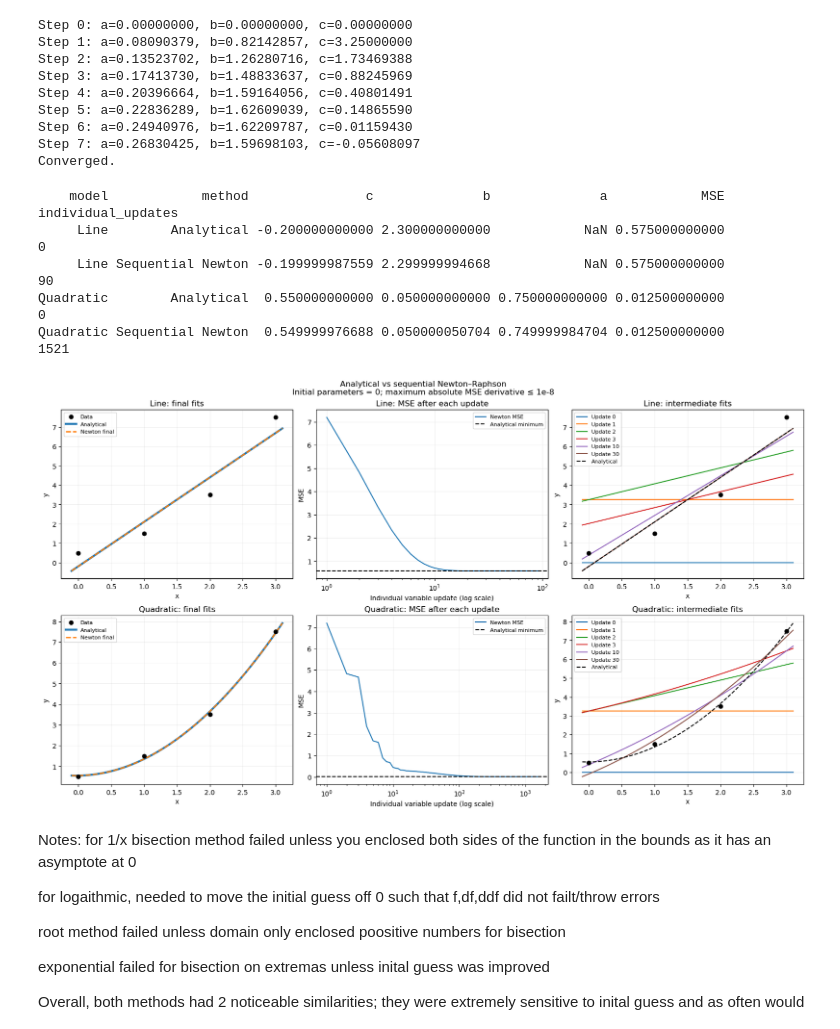
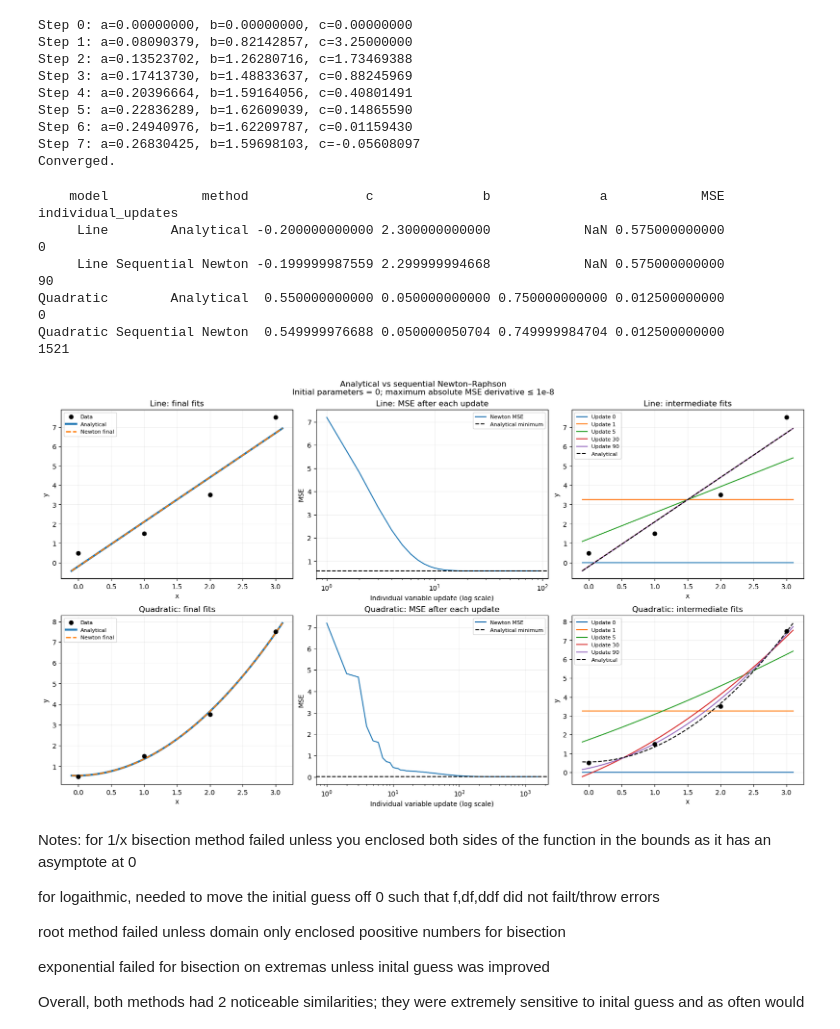
Before and after one commit to EthanAB99/EthanAB99.github.io, a Jupyter notebook: assignment1.ipynb, the cells around one changed output. Drawn from its saved outputs; the diff is of its cells as text; code cells hidden in the pictures.

```diff
--- a/assignment1.ipynb
+++ b/assignment1.ipynb
@@ -311,7 +310,7 @@ axes[0, 1].axhline(
 axes[0, 1].set_title("Line: MSE after each update")
 
 # Intermediate line fits
-for step in [0, 1, 2, 3, 10, 30]:
+for step in [0, 1, 5, 30, 90]:
     if step < len(line_df):
         b = line_df.loc[step, "b"]
         c = line_df.loc[step, "c"]
@@ -348,7 +347,7 @@ axes[1, 1].axhline(
 axes[1, 1].set_title("Quadratic: MSE after each update")
 
 # Intermediate quadratic fits
-for step in [0, 1, 2, 3, 10, 30]:
+for step in [0, 1, 5, 30, 90]:
     if step < len(quad_df):
         a = quad_df.loc[step, "a"]
         b = quad_df.loc[step, "b"]
@@ -366,34 +365,34 @@ axes[1, 2].plot(
 axes[1, 2].set_title("Quadratic: intermediate fits")
 
 # Labels and formatting
 for row in range(2):
     for col in range(3):
         axes[row, col].grid(alpha=0.2)
         axes[row, col].legend(fontsize=8)
 
         if col == 1:
             axes[row, col].set_xlabel("Individual variable update (log scale)")
             axes[row, col].set_ylabel("MSE")
         else:
             axes[row, col].set_xlabel("x")
             axes[row, col].set_ylabel("y")
 
 fig.suptitle(
     "Analytical vs sequential Newton–Raphson\n"
     "Initial parameters = 0; maximum absolute MSE derivative ≤ 1e-8"
 )
 
 fig.savefig("fit_comparison.png", dpi=180)
 fig.savefig("fit_comparison.pdf")
 
 plt.show()
 # %% [output]
     model            method               c              b              a            MSE  individual_updates
      Line        Analytical -0.200000000000 2.300000000000            NaN 0.575000000000                   0
      Line Sequential Newton -0.199999987559 2.299999994668            NaN 0.575000000000                  90
 Quadratic        Analytical  0.550000000000 0.050000000000 0.750000000000 0.012500000000                   0
 Quadratic Sequential Newton  0.549999976688 0.050000050704 0.749999984704 0.012500000000                1521
-[figure, old version]
+[figure, new version]
 # %% [markdown]
 Notes:
 for 1/x bisection method failed unless you enclosed both sides of the function in the bounds as it has an asymptote at 0
```
Also changed, not shown: parts of 4 cells of this notebook, 2 other files.
